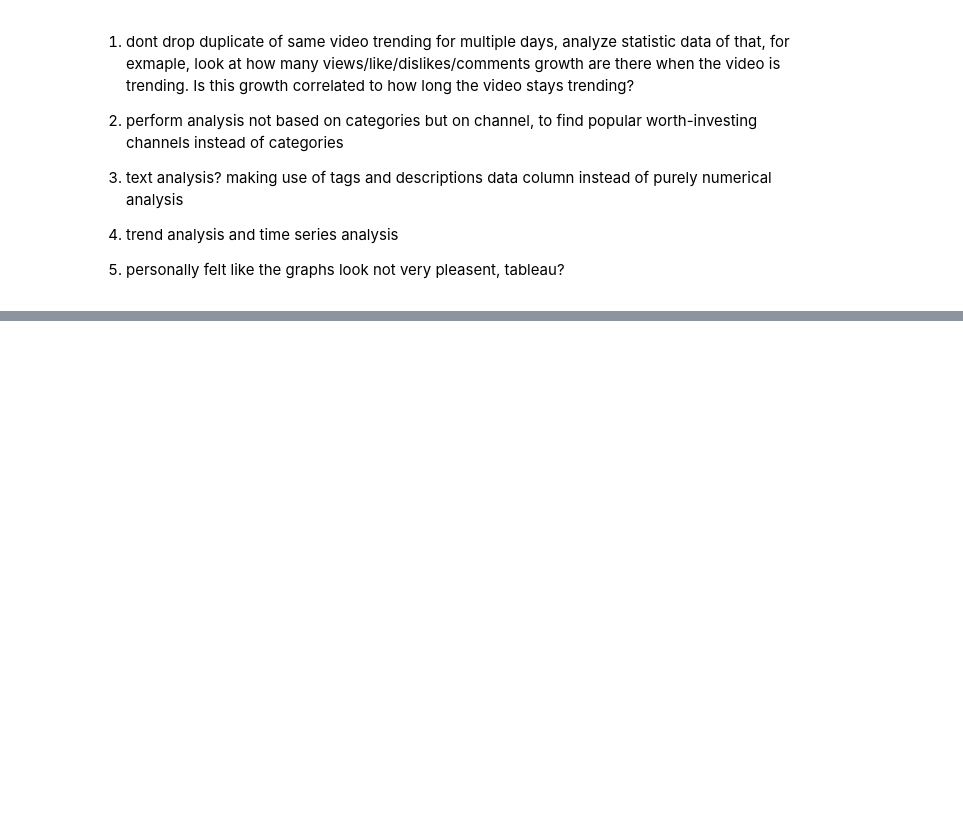
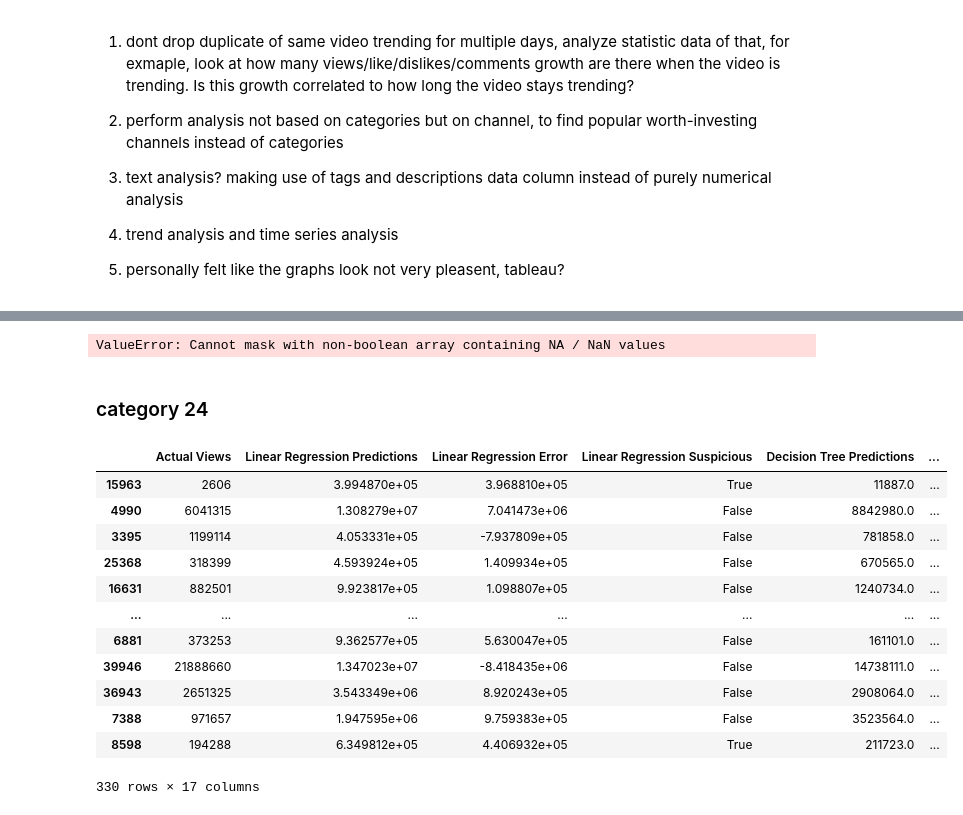
Before and after one commit to Kaics100/project, a Jupyter notebook: project_v2.ipynb, the cells around one changed output, grey strips where cells are left out. Cells and saved outputs as stored; diff of their text form; code cells hidden in the pictures; blank space fills up the shorter version.

```diff
--- a/project_v2.ipynb
+++ b/project_v2.ipynb
@@ -678,0 +830,63 @@ plt.show()
+# %%
+temp[temp['XGBoost Suspicious']]
+# %% [output]
+ValueError: Cannot mask with non-boolean array containing NA / NaN values
+# %% [markdown]
+### category 24
+# %%
+X = df_c24[['likes', 'dislikes', 'comment_count']]
+y = df_c24['views']
+X_train, X_test, y_train, y_test = train_test_split(X, y, test_size=0.2, random_state=42)
+# %%
+models = {
+    "Linear Regression": LinearRegression(),
+    "Decision Tree": DecisionTreeRegressor(random_state=42),
+    "Random Forest": RandomForestRegressor(random_state=42),
+    "XGBoost": XGBRegressor(random_state=42)
+}
+
+c24_results = pd.DataFrame(y_test).rename(columns={'views': 'Actual Views'})
+results_index = c24_results.index
+
+for name, model in models.items():
+    model.fit(X_train, y_train)
+    predictions = model.predict(X_test)
+    c24_results[name + ' Predictions'] = predictions
+    c24_results[name + ' Error'] = predictions - c24_results['Actual Views']
+    c24_results[name + ' Suspicious'] = (predictions > 3 * c24_results['Actual Views']) | (predictions * 3 < c24_results['Actual Views'])
+
+for model_name in models.keys():
+    mae = mean_absolute_error(c24_results['Actual Views'], c24_results[model_name + ' Predictions'])
+    c24_results[model_name + ' MAE'] = mae
+
+summary = []
+
+for model in models.keys():
+    mae = c24_results[model + ' MAE'].iloc[0]
+    suspicious_count = c24_results[model + ' Suspicious'].sum()
+    percentage = suspicious_count / len(c24_results) * 100
+    summary.append({
+        'Model': model,
+        'Suspicious Count': suspicious_count,
+        'Suspicious Percentage': percentage,
+        'Mean Absolute Error (MAE)': mae
+    })
+
+c24_summary_df = pd.DataFrame(summary)
+c24_summary_df.sort_values(by='Mean Absolute Error (MAE)', inplace=True)
+# %%
+c24_results
+# %% [output]
+|  | Actual Views | Linear Regression Predictions | Linear Regression Error | Linear Regression Suspicious | Decision Tree Predictions | ... |
+| 15963 | 2606 | 3.994870e+05 | 3.968810e+05 | True | 11887.0 | ... |
+| 4990 | 6041315 | 1.308279e+07 | 7.041473e+06 | False | 8842980.0 | ... |
+| 3395 | 1199114 | 4.053331e+05 | -7.937809e+05 | False | 781858.0 | ... |
+| 25368 | 318399 | 4.593924e+05 | 1.409934e+05 | False | 670565.0 | ... |
+| 16631 | 882501 | 9.923817e+05 | 1.098807e+05 | False | 1240734.0 | ... |
+| ... | ... | ... | ... | ... | ... | ... |
+| 6881 | 373253 | 9.362577e+05 | 5.630047e+05 | False | 161101.0 | ... |
+| 39946 | 21888660 | 1.347023e+07 | -8.418435e+06 | False | 14738111.0 | ... |
+| 36943 | 2651325 | 3.543349e+06 | 8.920243e+05 | False | 2908064.0 | ... |
+| 7388 | 971657 | 1.947595e+06 | 9.759383e+05 | False | 3523564.0 | ... |
+| 8598 | 194288 | 6.349812e+05 | 4.406932e+05 | True | 211723.0 | ... |
+330 rows × 17 columns
```
Also changed, not shown: parts of 23 cells of this notebook.
